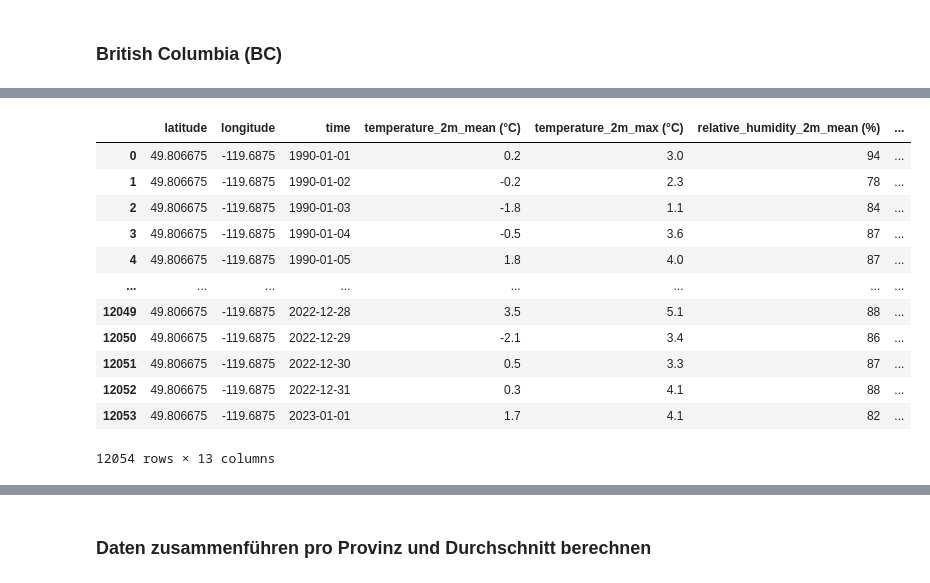
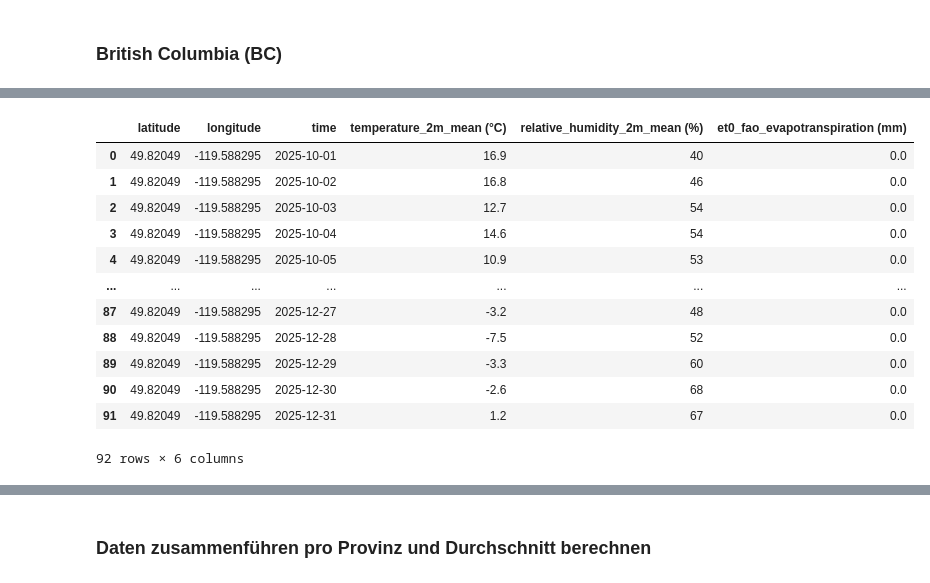
Before and after one commit to yajoka/firewatch, a Jupyter notebook: notebook/forecast_data.ipynb, the cells around one changed output, grey strips where cells are left out. Cells and saved outputs as stored; diff of their text form; code cells hidden in the pictures.

```diff
--- a/notebook/forecast_data.ipynb
+++ b/notebook/forecast_data.ipynb
@@ -47,43 +47,43 @@ British_Columbia_1
 # %%
 #Okanagan – feueranfälligste Region in BC
 #→ 49.80, -119.60
 
-pfad = "../data/import weather data/import data/British Columbia/open-meteo-49.81N119.69W339m-2.csv"
+pfad = "../data/forecast_data/okanagan.csv"
 
 # -------------------------------------------------------
 # 1) Koordinaten aus Zeile 2 (Index 1) einlesen
 # -------------------------------------------------------
 coords = pd.read_csv(pfad, nrows=2, header=None)
 lat = coords.iloc[1, 0]
 lon = coords.iloc[1, 1]
 
 df = pd.read_csv(
     pfad,
     skiprows=3,   # Metadaten überspringen
     comment="#",  # ignoriert eventuelle Kommentarzeilen
 )
 
 df["latitude"] = lat
 df["longitude"] = lon
 
 # Falls du die Spalten vorne haben willst:
 British_Columbia_2 = df[["latitude", "longitude"] + [col for col in df.columns if col not in ["latitude", "longitude"]]]
 
 British_Columbia_2
 # %% [output]
-|  | latitude | longitude | time | temperature_2m_mean (°C) | temperature_2m_max (°C) | relative_humidity_2m_mean (%) | ... |
-| 0 | 49.806675 | -119.6875 | 1990-01-01 | 0.2 | 3.0 | 94 | ... |
-| 1 | 49.806675 | -119.6875 | 1990-01-02 | -0.2 | 2.3 | 78 | ... |
-| 2 | 49.806675 | -119.6875 | 1990-01-03 | -1.8 | 1.1 | 84 | ... |
-| 3 | 49.806675 | -119.6875 | 1990-01-04 | -0.5 | 3.6 | 87 | ... |
-| 4 | 49.806675 | -119.6875 | 1990-01-05 | 1.8 | 4.0 | 87 | ... |
-| ... | ... | ... | ... | ... | ... | ... | ... |
-| 12049 | 49.806675 | -119.6875 | 2022-12-28 | 3.5 | 5.1 | 88 | ... |
-| 12050 | 49.806675 | -119.6875 | 2022-12-29 | -2.1 | 3.4 | 86 | ... |
-| 12051 | 49.806675 | -119.6875 | 2022-12-30 | 0.5 | 3.3 | 87 | ... |
-| 12052 | 49.806675 | -119.6875 | 2022-12-31 | 0.3 | 4.1 | 88 | ... |
-| 12053 | 49.806675 | -119.6875 | 2023-01-01 | 1.7 | 4.1 | 82 | ... |
+|  | latitude | longitude | time | temperature_2m_mean (°C) | relative_humidity_2m_mean (%) | et0_fao_evapotranspiration (mm) |
+| 0 | 49.82049 | -119.588295 | 2025-10-01 | 16.9 | 40 | 0.0 |
+| 1 | 49.82049 | -119.588295 | 2025-10-02 | 16.8 | 46 | 0.0 |
+| 2 | 49.82049 | -119.588295 | 2025-10-03 | 12.7 | 54 | 0.0 |
+| 3 | 49.82049 | -119.588295 | 2025-10-04 | 14.6 | 54 | 0.0 |
+| 4 | 49.82049 | -119.588295 | 2025-10-05 | 10.9 | 53 | 0.0 |
+| ... | ... | ... | ... | ... | ... | ... |
+| 87 | 49.82049 | -119.588295 | 2025-12-27 | -3.2 | 48 | 0.0 |
+| 88 | 49.82049 | -119.588295 | 2025-12-28 | -7.5 | 52 | 0.0 |
+| 89 | 49.82049 | -119.588295 | 2025-12-29 | -3.3 | 60 | 0.0 |
+| 90 | 49.82049 | -119.588295 | 2025-12-30 | -2.6 | 68 | 0.0 |
+| 91 | 49.82049 | -119.588295 | 2025-12-31 | 1.2 | 67 | 0.0 |
-12054 rows × 13 columns
+92 rows × 6 columns
 # %%
 #Peace River Forest / Fort St. John Hinterland
 #→ 56.30, -121.00
```
Also changed, not shown: parts of 5 cells of this notebook, 1 other file.
